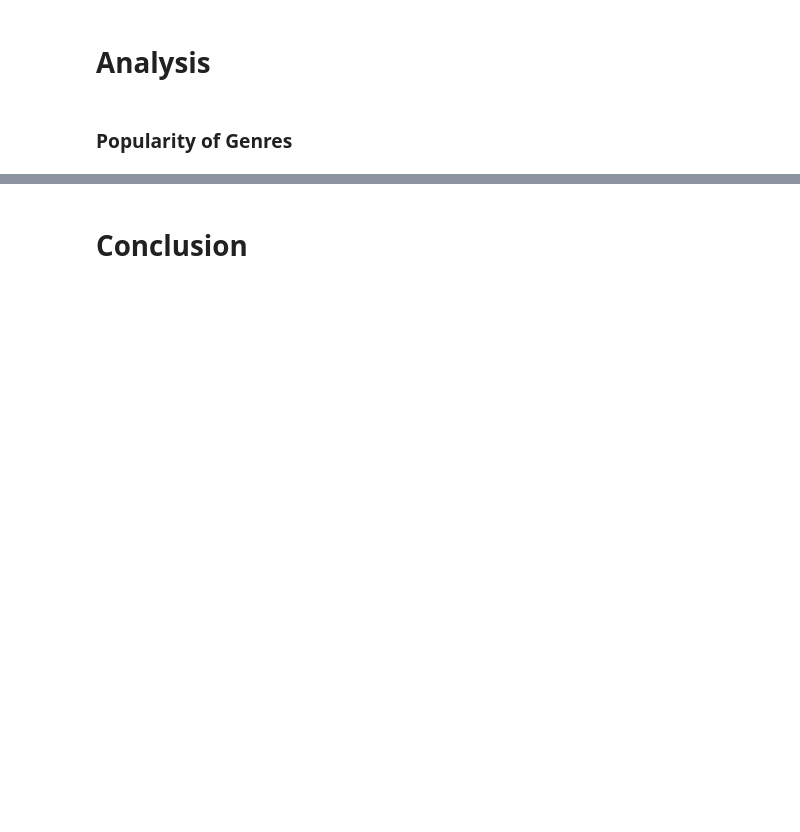
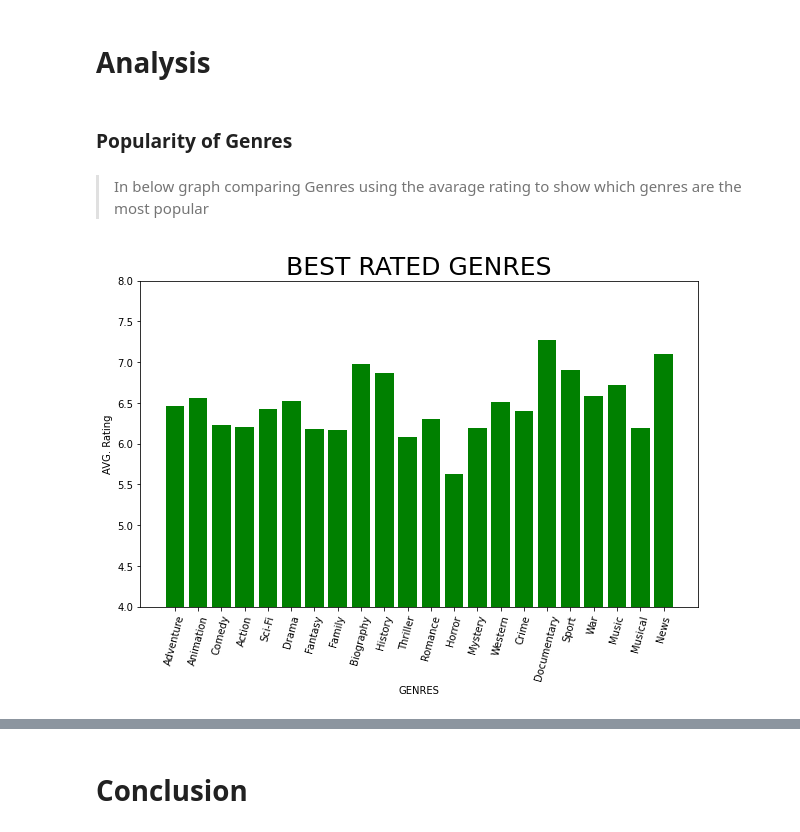
Before and after one commit to gt1719/Movie-Data-Analysis, a Jupyter notebook: movie_data_analysis.ipynb, the cells around one changed output, grey strips where cells are left out. Cells and saved outputs as stored; diff of their text form; code cells hidden in the pictures; blank space fills up the shorter version.

Commit message:
update and add images

```diff
--- a/movie_data_analysis.ipynb
+++ b/movie_data_analysis.ipynb
@@ -140,3 +125,0 @@ df_imdb_basics.sample(5)
-# %%
-df_imdb_rating = pd.read_csv('data/imdb.title.ratings.csv.gz')
-df_imdb_rating.sample(5)
@@ -256,7 +261,7 @@ def parsecomma(x):
 df_merge['foreign_gross'] = df_merge['foreign_gross'].transform(parsecomma)
 # %%
 # turning NaN values into empty strings
-df_merge['genres'].fillna('', inplace=True)
+df_merge.dropna(inplace=True, axis=0)
 # %%
 df_merge.info()
 # %% [output]
@@ -346,0 +337,24 @@ genres
+# %%
+# I created genre dictionaries with popularity, count, votes and total_gross.
+# For visualization to compare genres many different ways
+genre_count = dict()
+genre_pop = dict()
+genre_votes = dict()
+genre_total_gross = dict()
+for i, row in df_merge.iterrows():
+    for genre in row['genres'].split(','):
+        if not genre in genre_count:
+            genre_count[genre] = 0
+            genre_pop[genre] = 0
+            genre_votes[genre] = 0
+            genre_total_gross[genre] = 0
+        genre_count[genre] += 1
+        genre_pop[genre] += row["averagerating"]
+        genre_votes[genre] += row["numvotes"]
+        genre_total_gross[genre] += row["total_gross"]
+# %%
+# converting totals into average totals
+for genre in genre_count:
+    genre_pop[genre] /= genre_count[genre]
+    genre_votes[genre] /= genre_count[genre]
+    genre_total_gross[genre] /= genre_count[genre]
@@ -373,3 +449,23 @@ import matplotlib.pyplot as plt
 %matplotlib inline
 # %% [markdown]
 ### Popularity of Genres
+# %% [markdown]
+> In below graph comparing Genres using the avarage rating to show which genres are the most popular
+# %%
+fig, ax = plt.subplots(figsize=(10, 6))
+
+# Use plot() function to create a plot using above values
+ax.bar(range(len(genre_pop)), genre_pop.values(), color="green")
+ax.set_xticklabels(genre_pop, rotation=75)
+ax.set_xticks(range(len(genre_pop)))
+# Add labels for x and y axes
+ax.set_xlabel('GENRES')
+ax.set_ylabel('AVG. Rating')
+
+# Add a title for the plot
+ax.set_title('BEST RATED GENRES', fontdict={"fontsize":25})
+# setting scale of the y axis
+ax.set_ylim((4,8))
+fig.savefig("BEST RATED GENRES.png")
+# %% [output]
+[figure, added]
```
Also changed, not shown: parts of 44 cells of this notebook, 4 other files.
